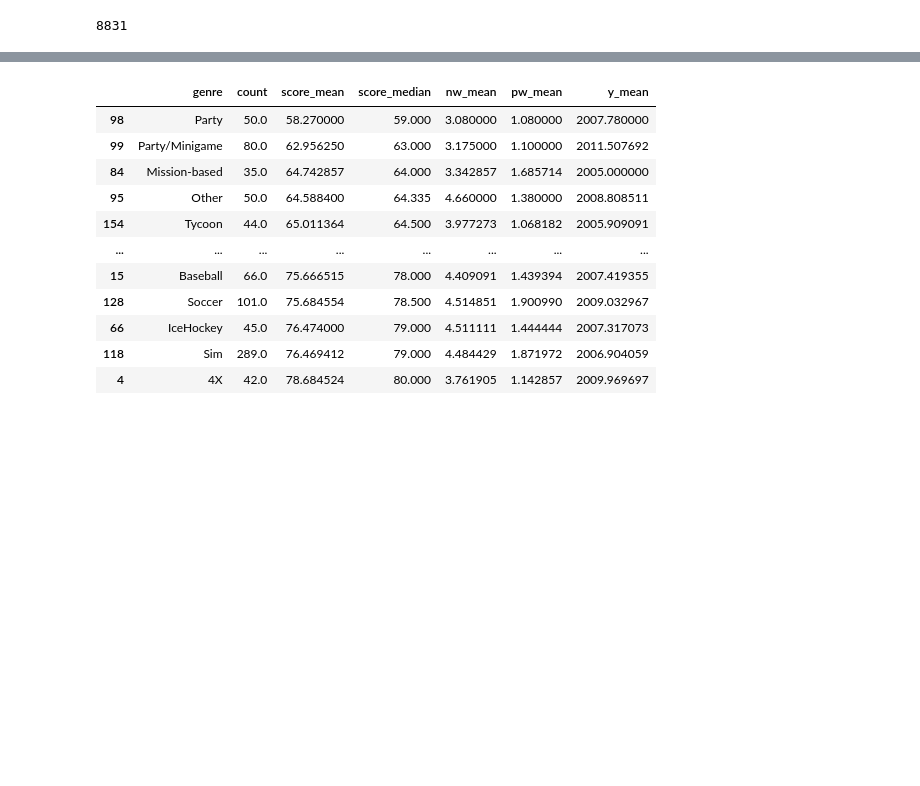
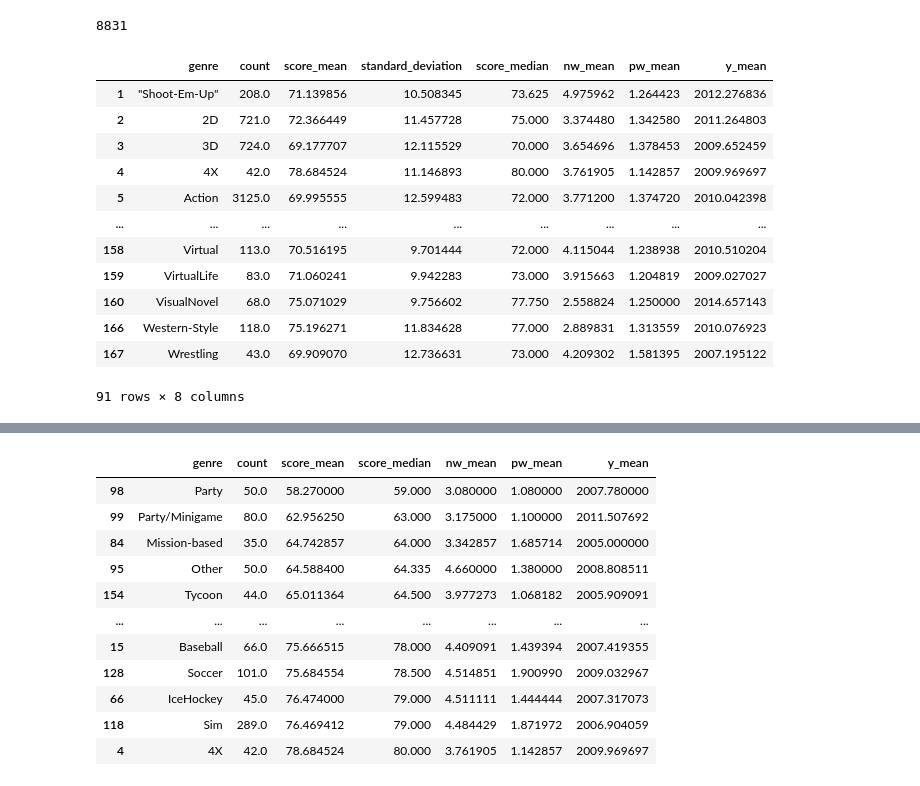
Before and after one commit to Marek-TL/BachelorThesis, a Jupyter notebook: bachelor_notebook_final.ipynb, the cells around one changed output, grey strips where cells are left out. Cells and saved outputs as stored; diff of their text form; code cells hidden in the pictures; blank space fills up the shorter version.

```diff
--- a/bachelor_notebook_final.ipynb
+++ b/bachelor_notebook_final.ipynb
@@ -1241,11 +1221,25 @@ metacrit_data["meta_score"].count()
 # %%
 #Überträgt das Arithmetische Mittel und den Median des MetaScores je Genre (über 30 Fälle) in einen gesonderten DataFrame
 x=1
 while x<168:
     temp_df=metacrit_data[(metacrit_data["genre1"]==list_of_unique_genres[x]) | (metacrit_data["genre2"]==list_of_unique_genres[x]) | (metacrit_data["genre3"]==list_of_unique_genres[x]) | (metacrit_data["genre4"]==list_of_unique_genres[x]) | (metacrit_data["genre5"]==list_of_unique_genres[x]) | (metacrit_data["genre6"]==list_of_unique_genres[x]) | (metacrit_data["genre7"]==list_of_unique_genres[x]) | (metacrit_data["genre8"]==list_of_unique_genres[x]) | (metacrit_data["genre9"]==list_of_unique_genres[x]) | (metacrit_data["genre10"]==list_of_unique_genres[1])] #Erstellt einen temporären DataFrame, welcher jeden Fall abspeichert, der ein bestimmtes Genre in einer der Genrespalten enthält. (Kurzzeitig entsteht somit ein Dataframe mit allen Spielen, die das Genre Action enthalten)
     if len(temp_df)>30:
-        genre_meta_df.loc[x,["genre","count", "score_mean", "score_median", "nw_mean", "pw_mean", "y_mean"]] = [list_of_unique_genres[x], (temp_df["meta_score"].count()), (temp_df["meta_score"].mean()), (temp_df["meta_score"].median()),(temp_df["niche_width"].mean()),(temp_df["platform_width"].mean()), (temp_df["year"].mean()) ]
+        genre_meta_df.loc[x,["genre","count", "score_mean","standard_deviation", "score_median", "nw_mean", "pw_mean", "y_mean"]] = [list_of_unique_genres[x], (temp_df["meta_score"].count()), (temp_df["meta_score"].mean()), (temp_df["meta_score"].std()), (temp_df["meta_score"].median()),(temp_df["niche_width"].mean()),(temp_df["platform_width"].mean()), (temp_df["year"].mean()) ]
         #print("Median für Genre " +str(list_of_unique_genres[x]) + ": " + str(temp_df["meta_score"].median()) )
         #print("Arithmetisches Mittel für Genre " +str(list_of_unique_genres[x]) + ": " + str(temp_df["meta_score"].mean()) )
     x=x+1
 genre_meta_df
+# %% [output]
+|  | genre | count | score_mean | standard_deviation | score_median | nw_mean | pw_mean | y_mean |
+| 1 | "Shoot-Em-Up" | 208.0 | 71.139856 | 10.508345 | 73.625 | 4.975962 | 1.264423 | 2012.276836 |
+| 2 | 2D | 721.0 | 72.366449 | 11.457728 | 75.000 | 3.374480 | 1.342580 | 2011.264803 |
+| 3 | 3D | 724.0 | 69.177707 | 12.115529 | 70.000 | 3.654696 | 1.378453 | 2009.652459 |
+| 4 | 4X | 42.0 | 78.684524 | 11.146893 | 80.000 | 3.761905 | 1.142857 | 2009.969697 |
+| 5 | Action | 3125.0 | 69.995555 | 12.599483 | 72.000 | 3.771200 | 1.374720 | 2010.042398 |
+| ... | ... | ... | ... | ... | ... | ... | ... | ... |
+| 158 | Virtual | 113.0 | 70.516195 | 9.701444 | 72.000 | 4.115044 | 1.238938 | 2010.510204 |
+| 159 | VirtualLife | 83.0 | 71.060241 | 9.942283 | 73.000 | 3.915663 | 1.204819 | 2009.027027 |
+| 160 | VisualNovel | 68.0 | 75.071029 | 9.756602 | 77.750 | 2.558824 | 1.250000 | 2014.657143 |
+| 166 | Western-Style | 118.0 | 75.196271 | 11.834628 | 77.000 | 2.889831 | 1.313559 | 2010.076923 |
+| 167 | Wrestling | 43.0 | 69.909070 | 12.736631 | 73.000 | 4.209302 | 1.581395 | 2007.195122 |
+91 rows × 8 columns
```
Also changed, not shown: parts of 13 cells of this notebook, 9 other files.
